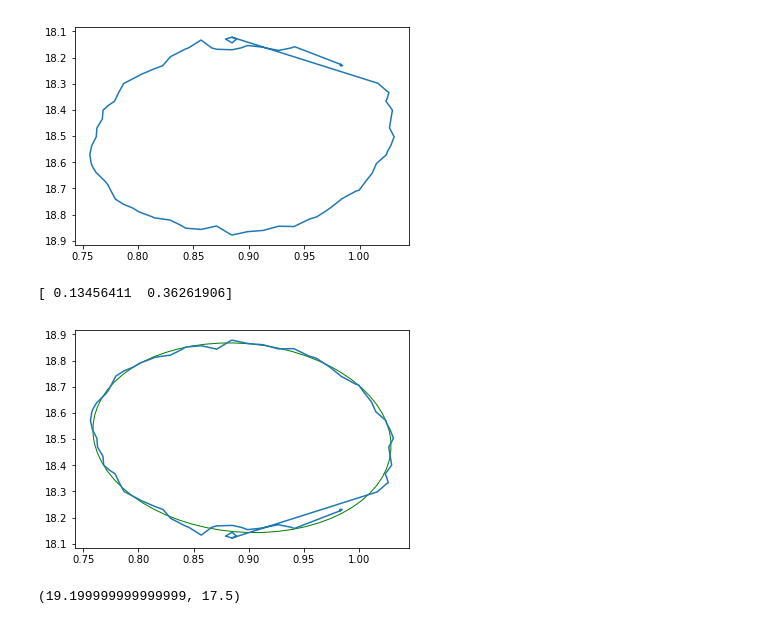
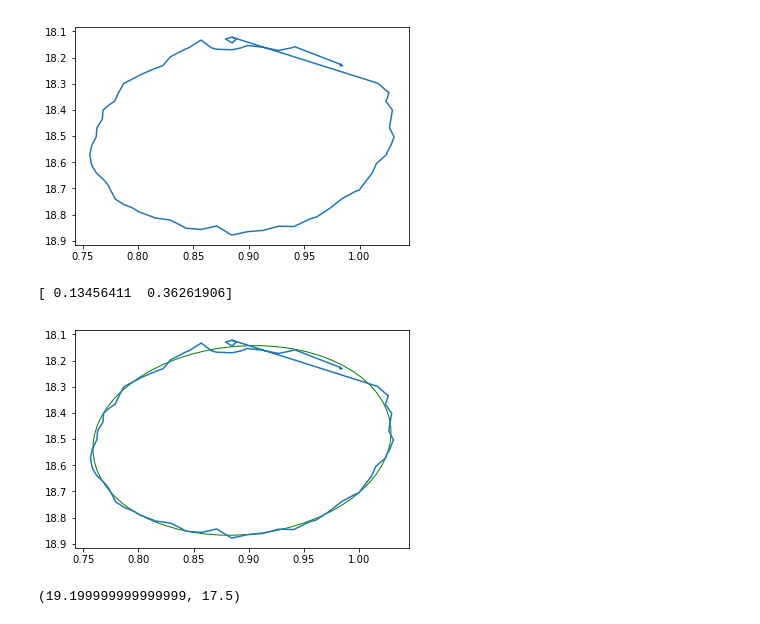
Before and after one commit to DouglasGrion/Red-Clump-Locations, a Jupyter notebook: Red-Clump-Location.ipynb, the cells around one changed output. Drawn from its saved outputs; the diff is of its cells as text; code cells hidden in the pictures.

Commit message:
Got the points inside the ellipse! Also updated the rest of the magnitudes and the histogram

```diff
--- a/Red-Clump-Location.ipynb
+++ b/Red-Clump-Location.ipynb
@@ -388,34 +388,35 @@ def ellipse_angle_of_rotation( a ):
             return np.pi/2 + np.arctan(2*b/(a-c))/2
 
 def ellipse_axis_length( a ):
     b,c,d,f,g,a = a[1]/2, a[2], a[3]/2, a[4]/2, a[5], a[0]
     up = 2*(a*f*f+c*d*d+g*b*b-2*b*d*f-a*c*g)
     down1=(b*b-a*c)*( (c-a)*np.sqrt(1+4*b*b/((a-c)*(a-c)))-(c+a))
     down2=(b*b-a*c)*( (a-c)*np.sqrt(1+4*b*b/((a-c)*(a-c)))-(c+a))
     res1=np.sqrt(up/down1)
     res2=np.sqrt(up/down2)
     return np.array([res1, res2])
 
 a = fitEllipse(x=x2,y=y2)
 center = ellipse_center(a)
 phi = ellipse_angle_of_rotation(a)
 axes = ellipse_axis_length(a)
 
 print(axes)
 
 b1, a1 = axes
 angle1 = np.degrees(phi)
 fig, ax = plt.subplots(nrows=1,ncols=1)
 g_ell_center = (0.89392022,18.5051778)
 g_ellipse = patches.Ellipse(g_ell_center, 0.72523812, 0.26912822, angle=angle1, fill=False, edgecolor='green')
 ax.add_patch(g_ellipse)
 
 from pylab import *
 plt.plot(*zip(*testList2))
+plt.ylim(reversed(plt.ylim()))
 show()
 # %% [output]
 [ 0.13456411  0.36261906]
-[figure, old version]
+[figure, new version]
 # %%
 import matplotlib.patches as patches
 #ax.set_aspect('equal')
```
